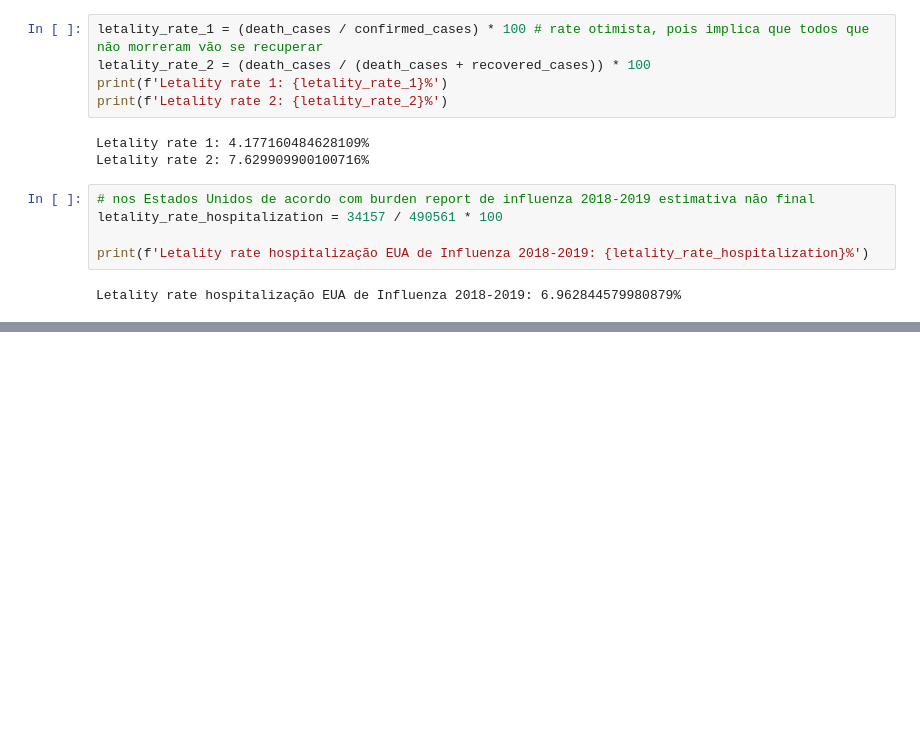
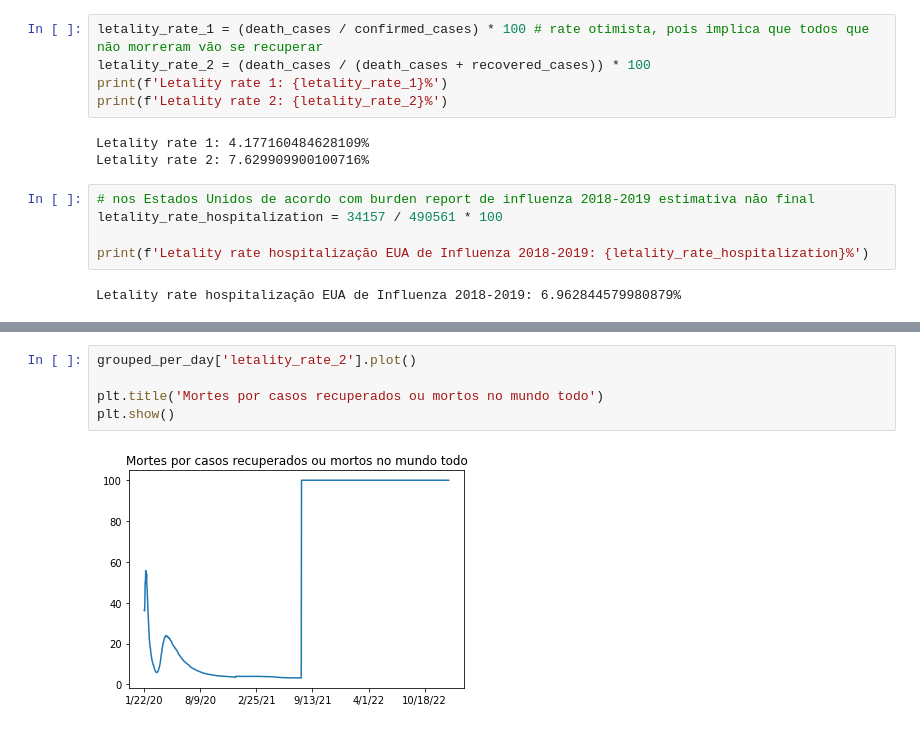
Before and after one commit to muriloWeber/dataScienceAlura, a Jupyter notebook: dataScienceVisualizacaoDeDadosParaSaudeEMedicina/Data_Science_e_Saude.ipynb, the cells around one changed output, grey strips where cells are left out. Cells and saved outputs as stored; diff of their text form; blank space fills up the shorter version.

```diff
--- a/dataScienceVisualizacaoDeDadosParaSaudeEMedicina/Data_Science_e_Saude.ipynb
+++ b/dataScienceVisualizacaoDeDadosParaSaudeEMedicina/Data_Science_e_Saude.ipynb
@@ -767,0 +837,7 @@ Letality rate hospitalização EUA de Influenza 2018-2019: 0.09616033475293956%
+# %%
+grouped_per_day['letality_rate_2'].plot()
+
+plt.title('Mortes por casos recuperados ou mortos no mundo todo')
+plt.show()
+# %% [output]
+[figure, added]
```
Also changed, not shown: parts of 32 cells of this notebook.
